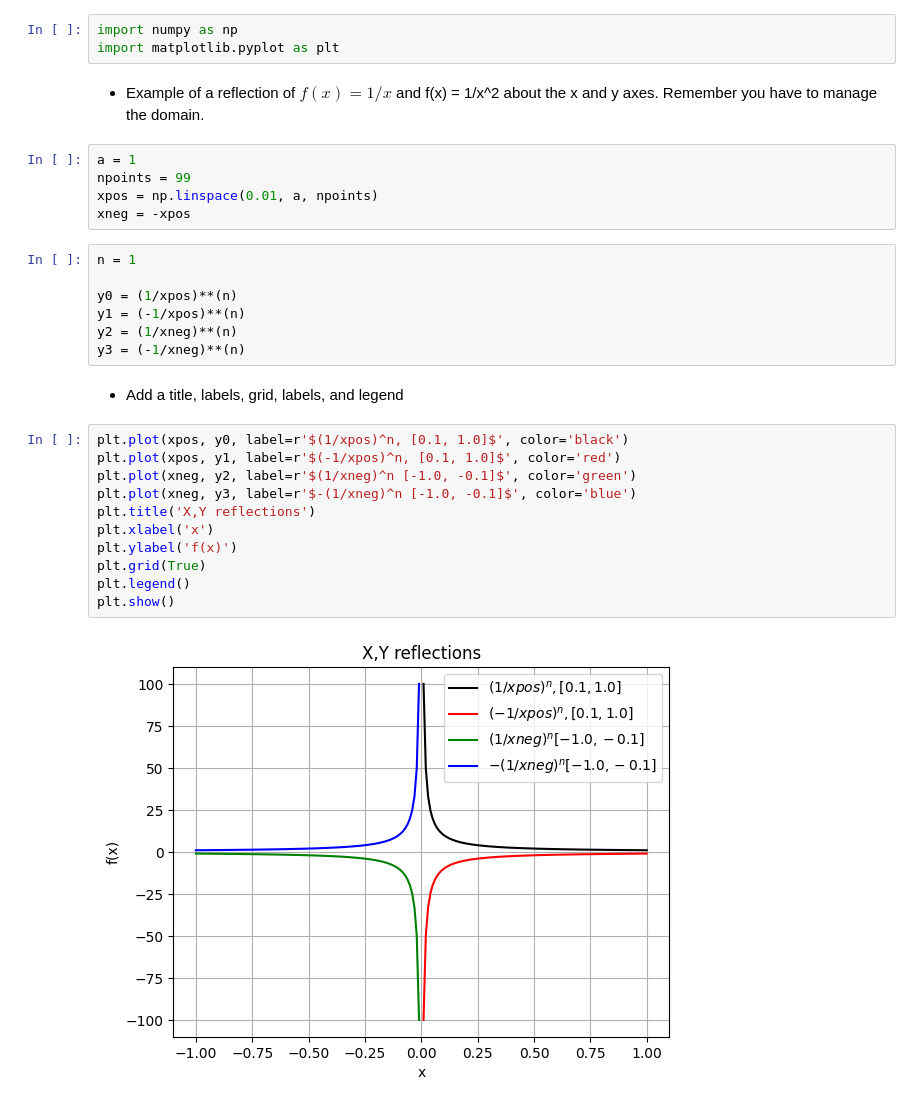
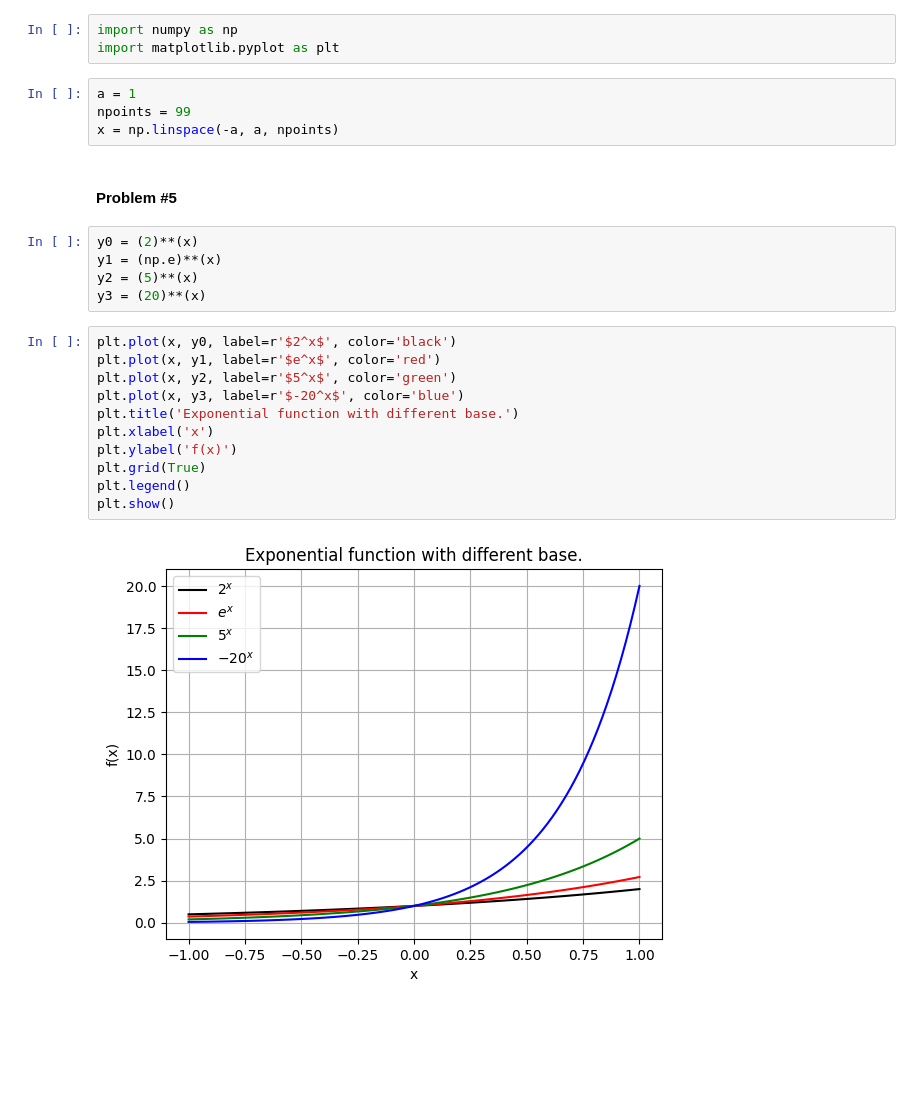
Before and after one commit to cca-calc/Chapter01, a Jupyter notebook: Chapter01-Section04-exponential-functions.ipynb, the cells around one changed output. Saved outputs shown, nothing was run; the diff lists cells and outputs as text; blank space fills up the shorter version.

```diff
--- a/Chapter01-Section04-exponential-functions.ipynb
+++ b/Chapter01-Section04-exponential-functions.ipynb
@@ -6,33 +24,28 @@
 # %%
 import numpy as np
 import matplotlib.pyplot as plt
-# %% [markdown]
-- Example of a reflection of $f(x) = 1/x$ and f(x) = 1/x^2 about the x and y axes. Remember you have to manage the domain.
 # %%
 a = 1
 npoints = 99
-xpos = np.linspace(0.01, a, npoints)
-xneg = -xpos
+x = np.linspace(-a, a, npoints)
+# %% [markdown]
+#### Problem #5
 # %%
-n = 1
-
-y0 = (1/xpos)**(n)
-y1 = (-1/xpos)**(n)
-y2 = (1/xneg)**(n)
-y3 = (-1/xneg)**(n)
+y0 = (2)**(x)
+y1 = (np.e)**(x)
+y2 = (5)**(x)
+y3 = (20)**(x)
-# %% [markdown]
-- Add a title, labels, grid, labels, and legend
 # %%
-plt.plot(xpos, y0, label=r'$(1/xpos)^n, [0.1, 1.0]$', color='black')
-plt.plot(xpos, y1, label=r'$(-1/xpos)^n, [0.1, 1.0]$', color='red')
-plt.plot(xneg, y2, label=r'$(1/xneg)^n [-1.0, -0.1]$', color='green')
-plt.plot(xneg, y3, label=r'$-(1/xneg)^n [-1.0, -0.1]$', color='blue')
-plt.title('X,Y reflections')
+plt.plot(x, y0, label=r'$2^x$', color='black')
+plt.plot(x, y1, label=r'$e^x$', color='red')
+plt.plot(x, y2, label=r'$5^x$', color='green')
+plt.plot(x, y3, label=r'$-20^x$', color='blue')
+plt.title('Exponential function with different base.')
 plt.xlabel('x')
 plt.ylabel('f(x)')
 plt.grid(True)
 plt.legend()
 plt.show()
 # %% [output]
-[figure, old version]
+[figure, new version]
 # %%
```
Also changed, not shown: parts of 3 cells of this notebook, 12 other files.
